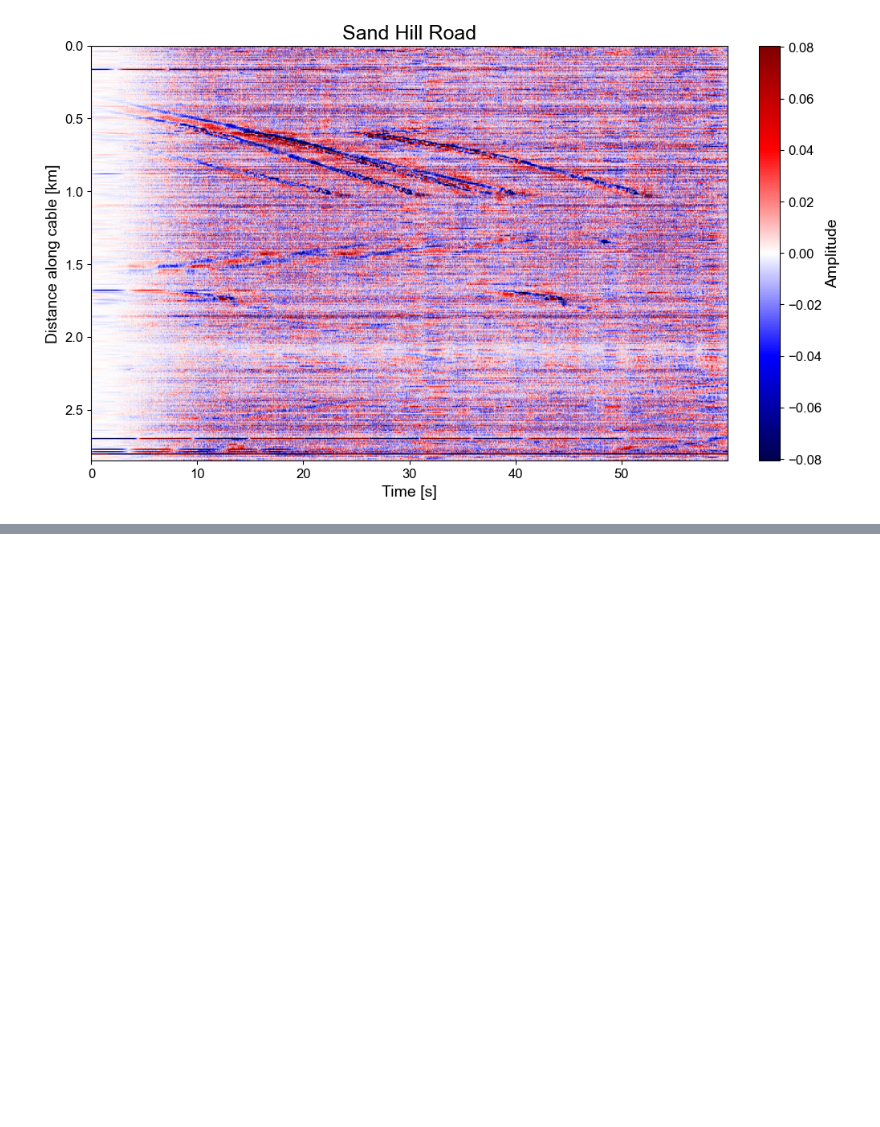
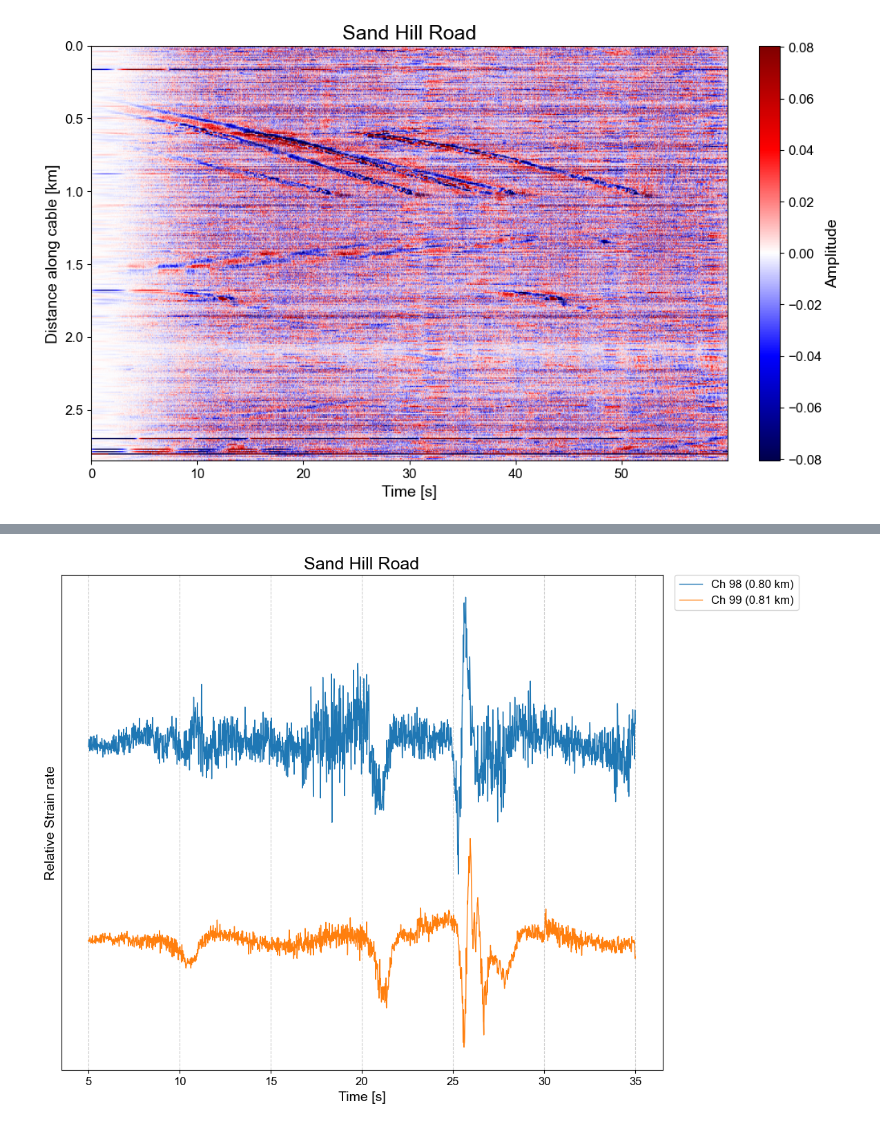
Before and after one commit to Benz-Poobua/das_ani, a Jupyter notebook: notebooks/das_urban.ipynb, the cells around one changed output, grey strips where cells are left out. Cells and saved outputs as stored; diff of their text form; code cells hidden in the pictures; blank space fills up the shorter version.

```diff
--- a/notebooks/das_urban.ipynb
+++ b/notebooks/das_urban.ipynb
@@ -86,3 +107,23 @@ plot_das_wavefield(
+# %%
+step_size = 1
+ch_800m = int(800 / dx)
+ch_820m = int(820 / dx)
+channels_to_plot = np.arange(ch_800m, ch_820m, step_size)
+# 2. Plot the 1D Traces
+plot_das_traces(
+    data=das_array,
+    fs=fs,
+    dx=dx,
+    channels=channels_to_plot,   # Pass the specific list of channels
+    start_sec=5.0,             # Match your wavefield start time
+    duration_sec=30.0,          # Match your wavefield duration
+    spacing_factor=10.0,          # Adjust this if lines are overlapping too much or are too far apart
+    clabel='Strain rate',
+    figsize=(11, 8),             # Made slightly taller (8) to comfortably fit the stacked traces
+    title="Sand Hill Road"
+)
+# %% [output]
+[figure, added]
 # %%
 plot_das_psd(
     data=das_array,
```
Also changed, not shown: parts of 7 cells of this notebook, 49 other files.
